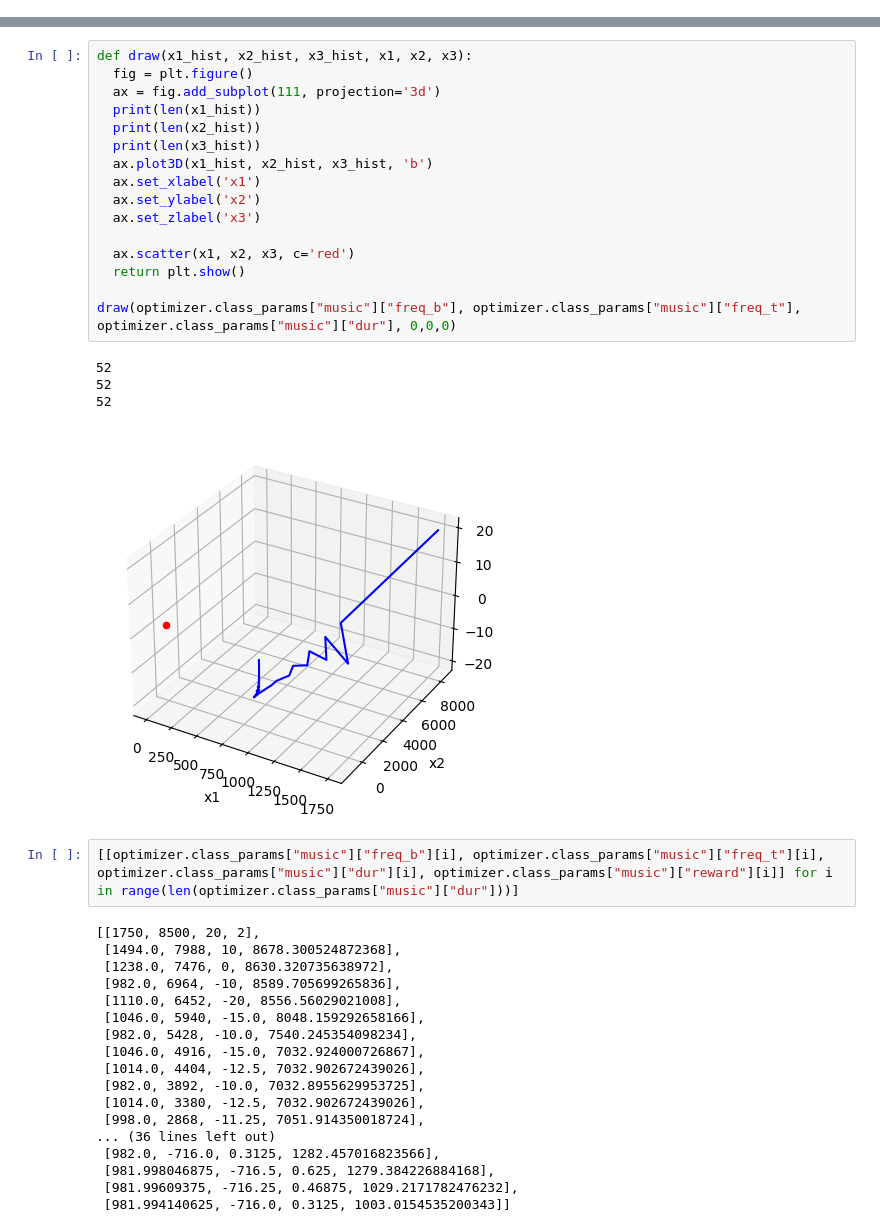
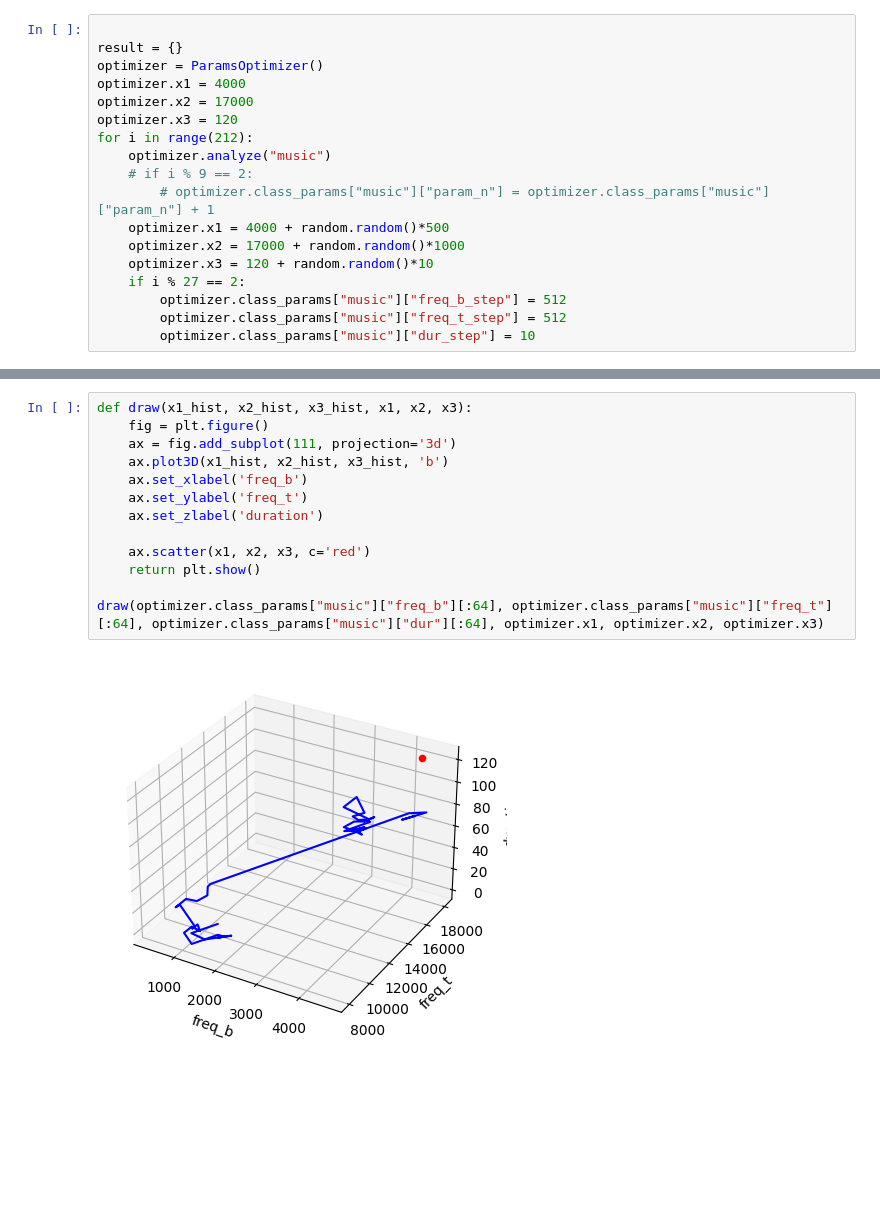
Before and after one commit to maksperskiy/audio_wm, a Jupyter notebook: optimizer.ipynb, the cells around one changed output, grey strips where cells are left out. Cells and saved outputs as stored; diff of their text form; blank space fills up the shorter version.

```diff
--- a/optimizer.ipynb
+++ b/optimizer.ipynb
@@ -46,0 +87,18 @@ for i in range(153):
+# %%
+
+result = {}
+optimizer = ParamsOptimizer()
+optimizer.x1 = 4000
+optimizer.x2 = 17000
+optimizer.x3 = 120
+for i in range(212):
+    optimizer.analyze("music")
+    # if i % 9 == 2:
+        # optimizer.class_params["music"]["param_n"] = optimizer.class_params["music"]["param_n"] + 1
+    optimizer.x1 = 4000 + random.random()*500
+    optimizer.x2 = 17000 + random.random()*1000
+    optimizer.x3 = 120 + random.random()*10
+    if i % 27 == 2:
+        optimizer.class_params["music"]["freq_b_step"] = 512
+        optimizer.class_params["music"]["freq_t_step"] = 512
+        optimizer.class_params["music"]["dur_step"] = 10
@@ -47,41 +123,15 @@ for i in range(153):
 # %%
 def draw(x1_hist, x2_hist, x3_hist, x1, x2, x3):
-  fig = plt.figure()
-  ax = fig.add_subplot(111, projection='3d')
-  print(len(x1_hist))
-  print(len(x2_hist))
-  print(len(x3_hist))
-  ax.plot3D(x1_hist, x2_hist, x3_hist, 'b')
-  ax.set_xlabel('x1')
-  ax.set_ylabel('x2')
-  ax.set_zlabel('x3')
+    fig = plt.figure()
+    ax = fig.add_subplot(111, projection='3d')
+    ax.plot3D(x1_hist, x2_hist, x3_hist, 'b')
+    ax.set_xlabel('freq_b')
+    ax.set_ylabel('freq_t')
+    ax.set_zlabel('duration')
 
-  ax.scatter(x1, x2, x3, c='red')
-  return plt.show()
+    ax.scatter(x1, x2, x3, c='red')
+    return plt.show()
 
-draw(optimizer.class_params["music"]["freq_b"], optimizer.class_params["music"]["freq_t"], optimizer.class_params["music"]["dur"], 0,0,0)
+draw(optimizer.class_params["music"]["freq_b"][:64], optimizer.class_params["music"]["freq_t"][:64], optimizer.class_params["music"]["dur"][:64], optimizer.x1, optimizer.x2, optimizer.x3)
 # %% [output]
-52
-52
-52
-[figure, old version]
+[figure, new version]
-# %%
-[[optimizer.class_params["music"]["freq_b"][i], optimizer.class_params["music"]["freq_t"][i], optimizer.class_params["music"]["dur"][i], optimizer.class_params["music"]["reward"][i]] for i in range(len(optimizer.class_params["music"]["dur"]))]
-# %% [output]
-[[1750, 8500, 20, 2],
- [1494.0, 7988, 10, 8678.300524872368],
- [1238.0, 7476, 0, 8630.320735638972],
- [982.0, 6964, -10, 8589.705699265836],
- [1110.0, 6452, -20, 8556.56029021008],
- [1046.0, 5940, -15.0, 8048.159292658166],
- [982.0, 5428, -10.0, 7540.245354098234],
- [1046.0, 4916, -15.0, 7032.924000726867],
- [1014.0, 4404, -12.5, 7032.902672439026],
- [982.0, 3892, -10.0, 7032.8955629953725],
- [1014.0, 3380, -12.5, 7032.902672439026],
- [998.0, 2868, -11.25, 7051.914350018724],
-... (36 lines left out)
- [982.0, -716.0, 0.3125, 1282.457016823566],
- [981.998046875, -716.5, 0.625, 1279.384226884168],
- [981.99609375, -716.25, 0.46875, 1029.2171782476232],
- [981.994140625, -716.0, 0.3125, 1003.0154535200343]]
```
Also changed, not shown: parts of 6 cells of this notebook, 1 other file.
